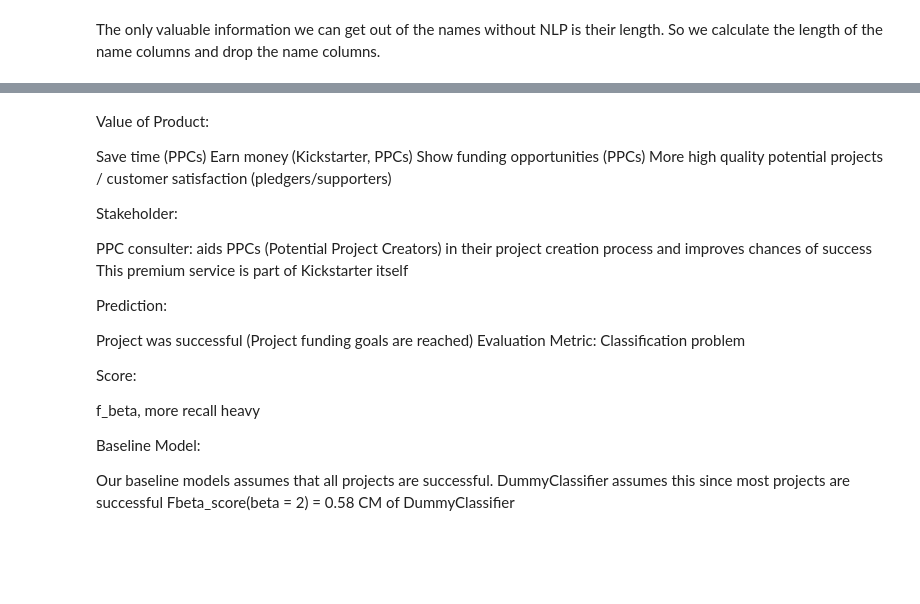
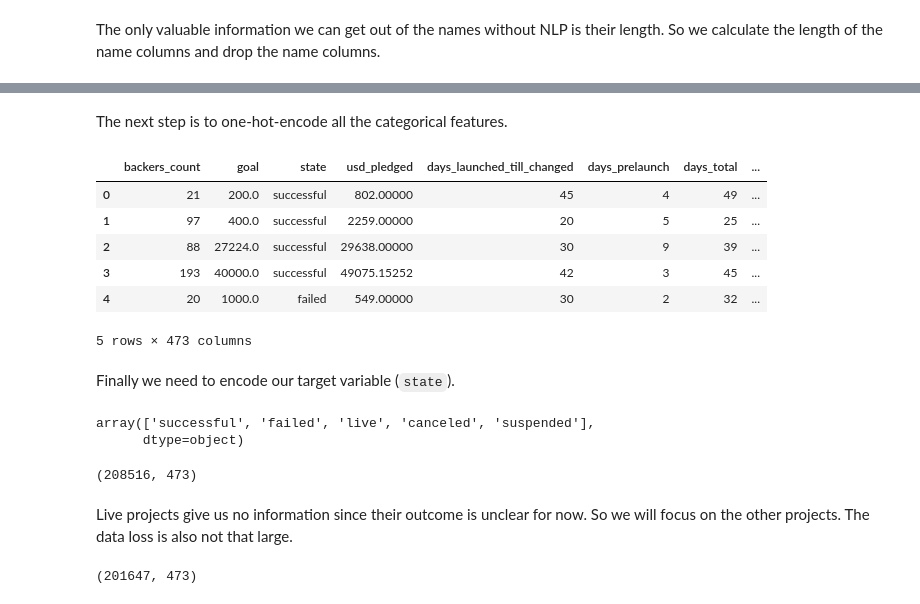
Before and after one commit to reneebrecht/ds-ml-project-kickstarter, a Jupyter notebook: Data_cleaning.ipynb, the cells around one changed output, grey strips where cells are left out. Drawn from its saved outputs; the diff is of its cells as text; code cells hidden in the pictures; blank space fills up the shorter version.

Commit message:
Included one-hot-encoding of the categorical features.

```diff
--- a/Data_cleaning.ipynb
+++ b/Data_cleaning.ipynb
@@ -269,29 +277,34 @@ creator_name -> correlates with something
-# %% [markdown]
-Value of Product:
-
-Save time (PPCs)
-Earn money (Kickstarter, PPCs)
-Show funding opportunities (PPCs)
-More high quality potential projects / customer satisfaction (pledgers/supporters)
-
-Stakeholder:
-
-PPC consulter: aids PPCs (Potential Project Creators) in their project creation process and improves chances of success
-This premium service is part of Kickstarter itself
-
-Prediction:
-
-Project was successful (Project funding goals are reached)
-Evaluation Metric:
-Classification problem
-
-Score:
-
-f_beta, more recall heavy
-
-Baseline Model:
-
-Our baseline models assumes that all projects are successful.
-DummyClassifier assumes this since most projects are successful
-Fbeta_score(beta = 2) = 0.58
-CM of DummyClassifier
+# %% [markdown]
+The next step is to one-hot-encode all the categorical features.
+# %%
+# One-hot-encode the categorical features.
+df = one_hot_encode(df, numeric_cols)
+# %%
+df.head()
+# %% [output]
+|  | backers_count | goal | state | usd_pledged | days_launched_till_changed | days_prelaunch | days_total | ... |
+| 0 | 21 | 200.0 | successful | 802.00000 | 45 | 4 | 49 | ... |
+| 1 | 97 | 400.0 | successful | 2259.00000 | 20 | 5 | 25 | ... |
+| 2 | 88 | 27224.0 | successful | 29638.00000 | 30 | 9 | 39 | ... |
+| 3 | 193 | 40000.0 | successful | 49075.15252 | 42 | 3 | 45 | ... |
+| 4 | 20 | 1000.0 | failed | 549.00000 | 30 | 2 | 32 | ... |
+5 rows × 473 columns
+# %% [markdown]
+Finally we need to encode our target variable (`state`).
+# %%
+df['state'].unique()
+# %% [output]
+array(['successful', 'failed', 'live', 'canceled', 'suspended'],
+      dtype=object)
+# %%
+df.shape
+# %% [output]
+(208516, 473)
+# %% [markdown]
+Live projects give us no information since their outcome is unclear for now. So we will focus on the other projects. The data loss is also not that large.
+# %%
+# Get rid of the live state entries
+df= df[df['state'] != 'live']
+df.shape
+# %% [output]
+(201647, 473)
```
Also changed, not shown: parts of 15 cells of this notebook, 2 other files.
